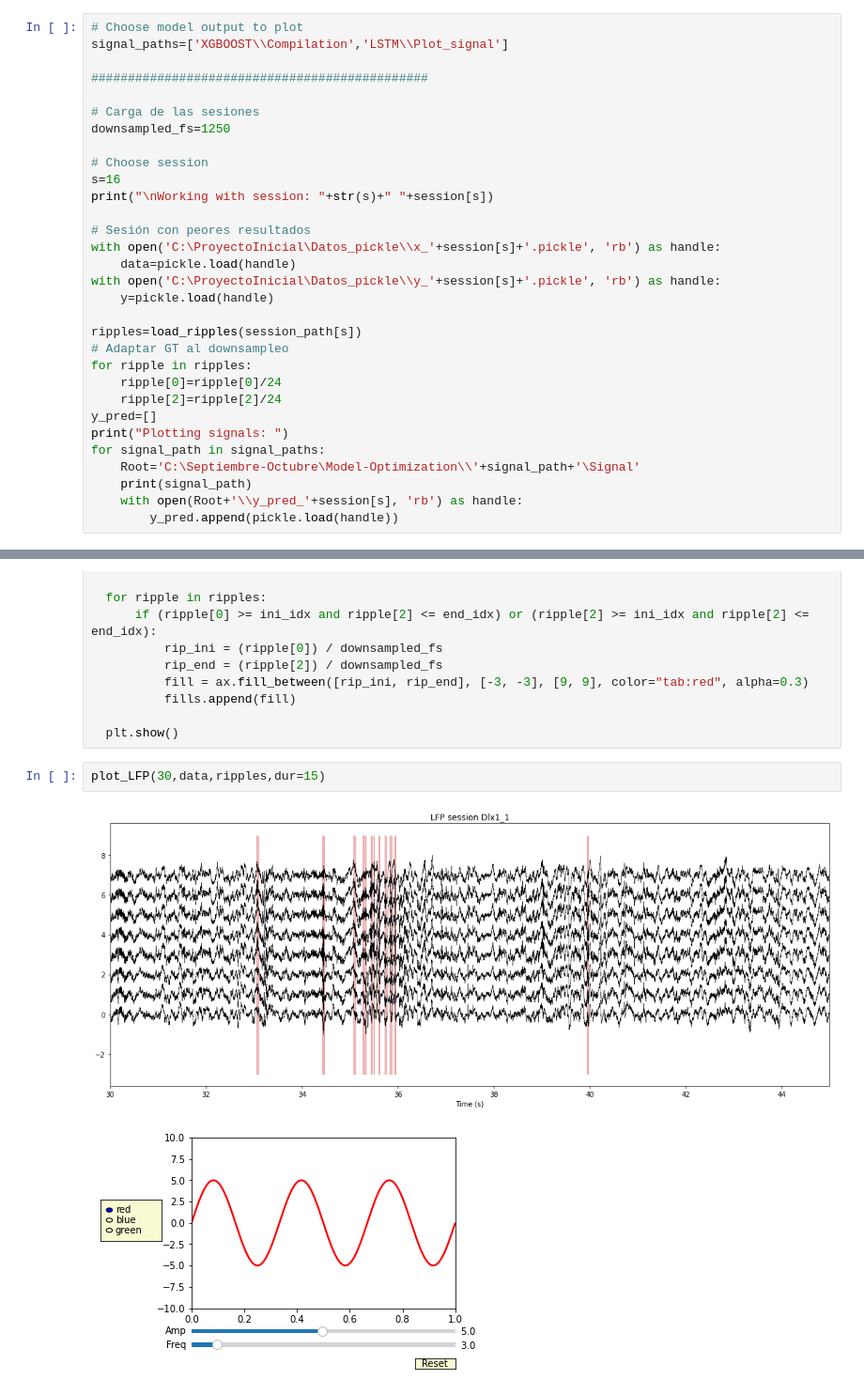
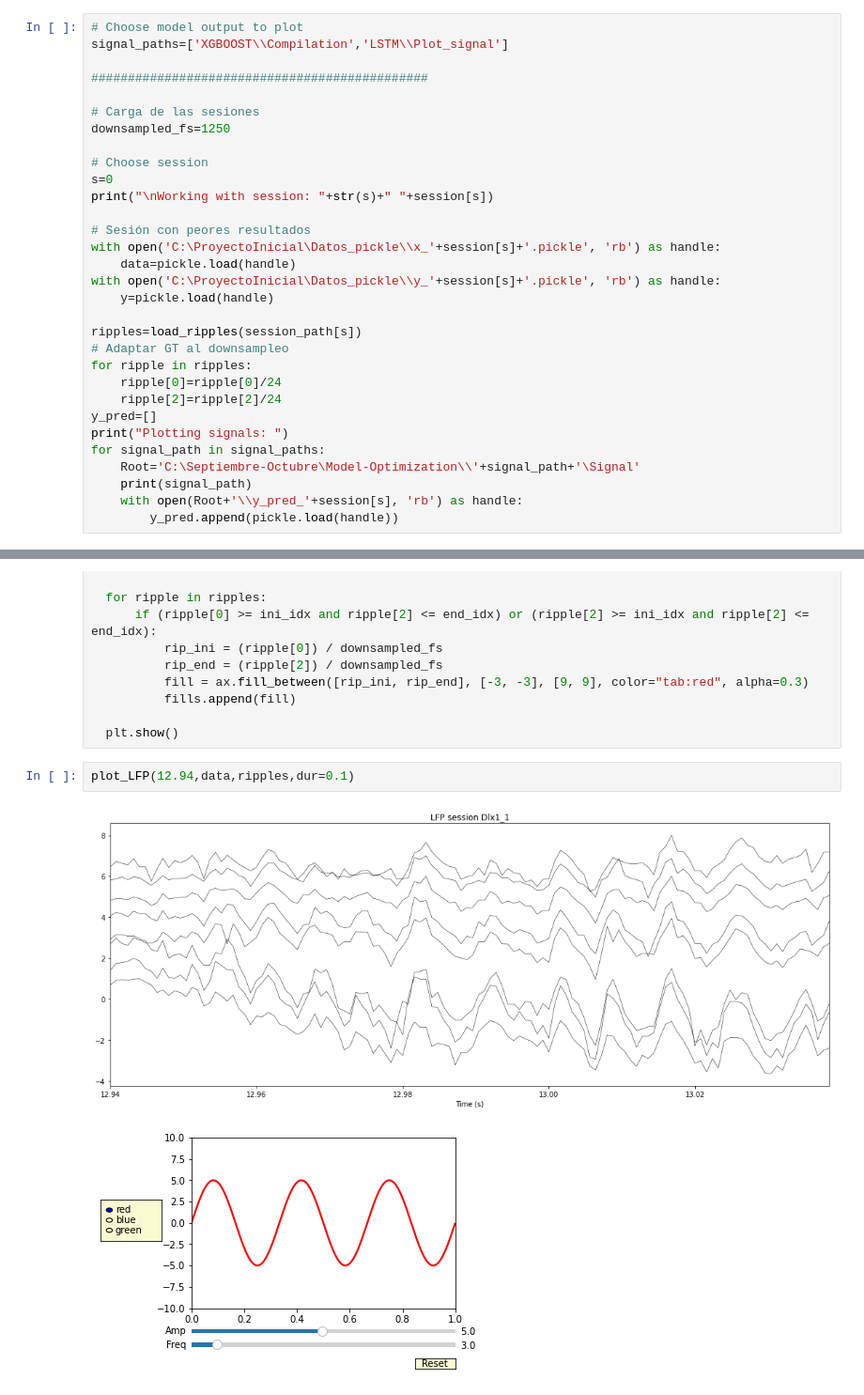
Before and after one commit to adrubio999/Model-Optimization, a Jupyter notebook: Signal_plot_notebook.ipynb, the cells around one changed output, grey strips where cells are left out. Shown at 94% size. Drawn from its saved outputs; the diff is of its cells as text.

```diff
--- a/Signal_plot_notebook.ipynb
+++ b/Signal_plot_notebook.ipynb
@@ -15,7 +15,7 @@ signal_paths=['XGBOOST\\Compilation','LSTM\\Plot_signal']
 downsampled_fs=1250
 
 # Choose session
-s=16
+s=0
 print("\nWorking with session: "+str(s)+" "+session[s])
 
 # Sesión con peores resultados
@@ -133,9 +133,9 @@ def plot_LFP(k,data,ripples,dur=1):
 
   plt.show()
 # %%
-plot_LFP(30,data,ripples,dur=15)
+plot_LFP(12.94,data,ripples,dur=0.1)
 # %% [output]
-[figure, old version]
+[figure, new version]
 # %%
 # %% [output]
 [figure]
```
Also changed, not shown: parts of 1 cell of this notebook, 18 other files.
